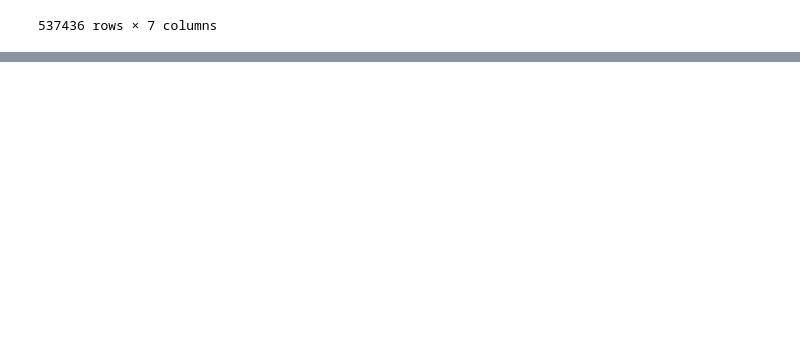
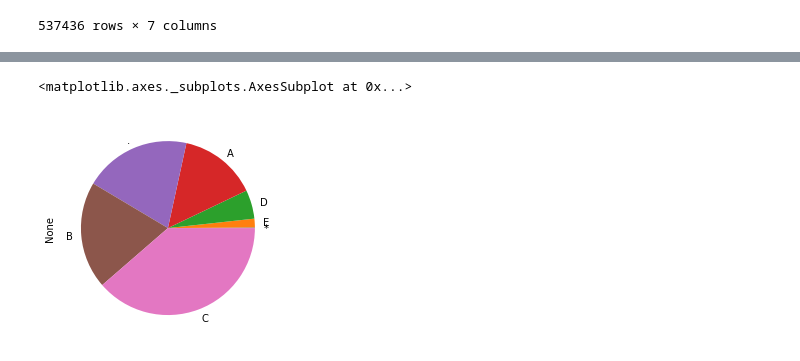
Before and after one commit to PGabriel-MB/EnandePercepcao, a Jupyter notebook: Untitled.ipynb, the cells around one changed output, grey strips where cells are left out. Cells and saved outputs as stored; diff of their text form; code cells hidden in the pictures; blank space fills up the shorter version.

```diff
--- a/Untitled.ipynb
+++ b/Untitled.ipynb
@@ -47,0 +76,14 @@ df.rename(columns={
+# %%
+# O que o aluno achou da prova considerando a extensão da mesma em relação ao tempo total
+df.groupby('CO_RS_I3').size().sort_values().plot(kind='pie')
+
+# A - Muito Longa
+# B - Longa
+# C - Adequada
+# D - Curta
+# E - Muito Curta
+# * - Anulada
+# . - Não Respondeu
+# %% [output]
+<matplotlib.axes._subplots.AxesSubplot at 0x...>
+[figure, added]
```
Also changed, not shown: parts of 4 cells of this notebook.
